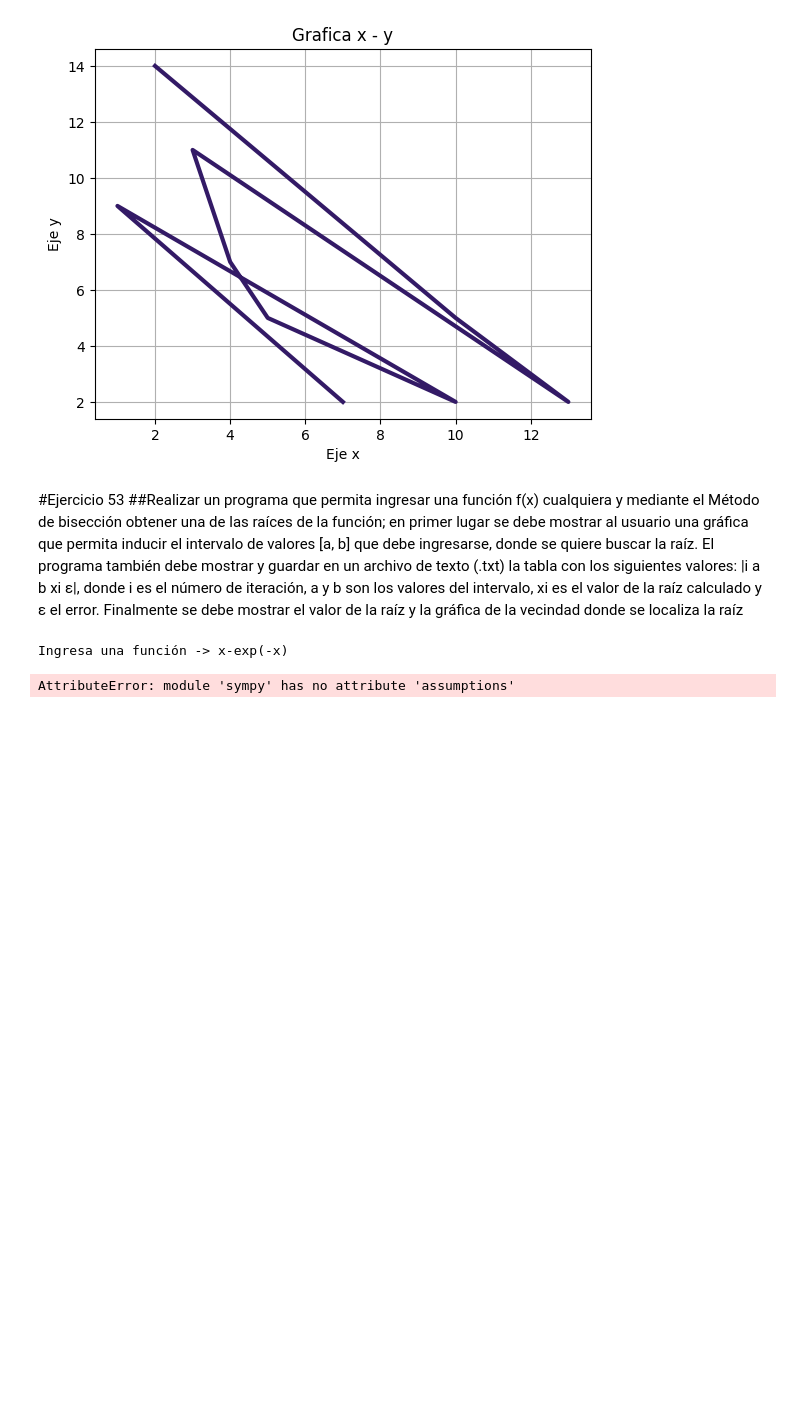
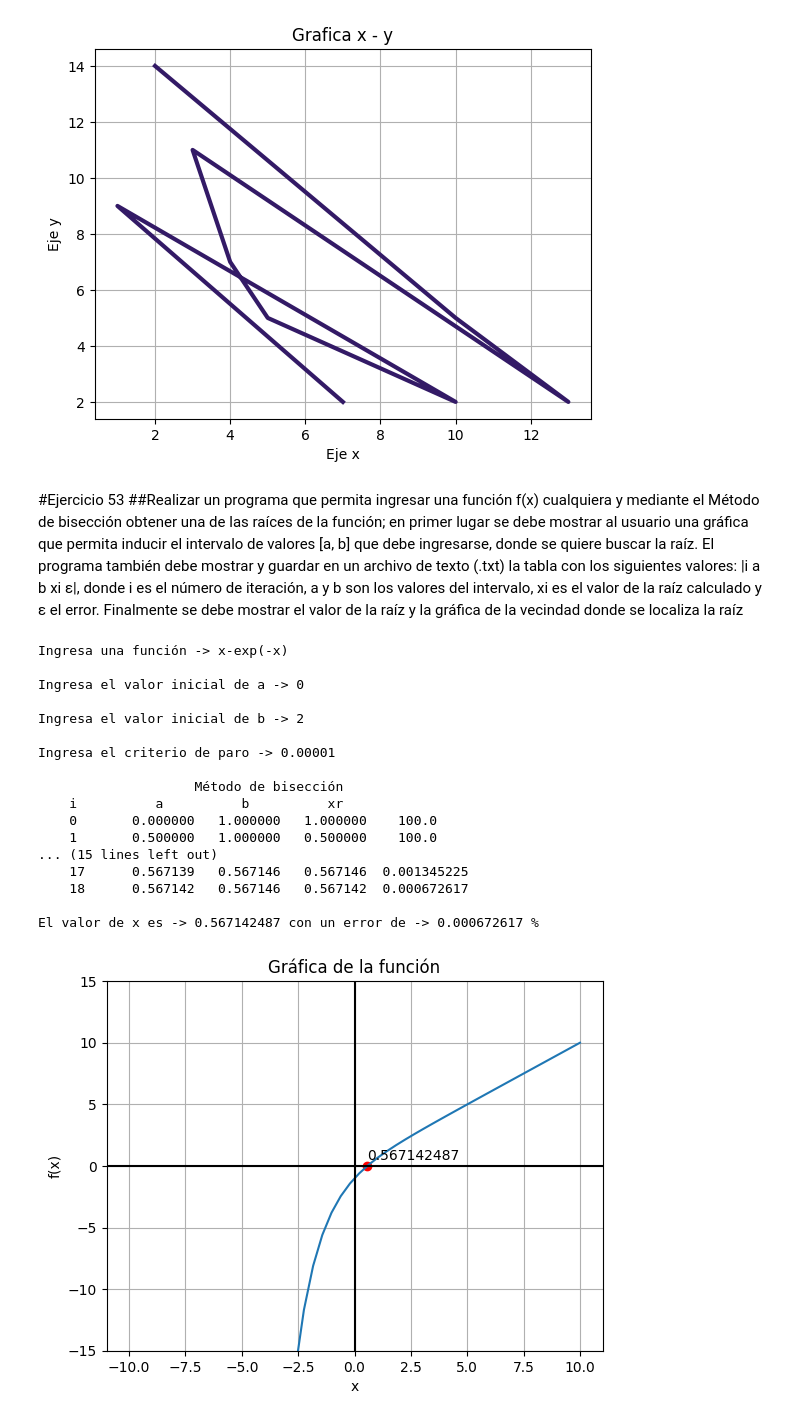
Before and after one commit to Diego-Delgadillo/Diego-Delgadillo, a Jupyter notebook: TAREA02a_DIEGO_RICARDO_DELGADILLO_GOMEZ.ipynb, the cells around one changed output. Saved outputs shown, nothing was run; the diff lists cells and outputs as text; code cells hidden in the pictures; blank space fills up the shorter version.

```diff
--- a/TAREA02a_DIEGO_RICARDO_DELGADILLO_GOMEZ.ipynb
+++ b/TAREA02a_DIEGO_RICARDO_DELGADILLO_GOMEZ.ipynb
@@ -848,8 +848,8 @@ x = symbols('x') #variable simbólica que utiliza la funcion
 funcion = sympify(input("\n\x1b[34mIngresa una función -> \x1b[0m")) #ingresa funcion
 f = lambdify(x,funcion) #evalua funcion de entrada
 
-#creamos un archivo para guardar en .txt los resultados
-salida=open("resultados.txt","w")
+#creamos archivo donde se guardarán los resultados
+resultados = open("resultados.txt","w")
 
 #declaramos variables
 a = float(input("\n\x1b[33mIngresa el valor inicial de a -> \x1b[0m"))
@@ -866,11 +866,12 @@ if f(a) * f(b) < 0:
     #imprime encabezados de tabla
     print("")
     print("{:^60}".format("Método de bisección"))
-    print("{:^10} {:^10} {:^10} {:^10}".format("i", "a", "b", "xi", " ε(%)"))
+    print("{:^10} {:^10} {:^10} {:^10}".format("i", "a", "b", "xr", "ea(%)"))
 
-    #guarda en el archivo '.txt'
-    salida.write("{:^60}\n".format("Método de bisección"))
-    salida.write("{:^10} {:^10} {:^10} {:^10}\n".format("i", "a", "b", "xi"))
+
+    #guarda en txt
+    resultados.write("{:^60}\n".format("Método de bisección"))
+    resultados.write("{:^10} {:^10} {:^10} {:^10}\n".format("i", "a", "b", "xr"))
 
     #mientras el error aproximado sea menor al crítico
     while ea > crit:
@@ -888,16 +889,13 @@ if f(a) * f(b) < 0:
 
         #imprime los valores de la tabla
         print("{:^10} {:^10f} {:^10f} {:^10f} {:^10}".format(i,a,b,xr,round(ea * 100,9)))
-        salida.write("{:^10} {:^10f} {:^10f} {:^10f} {:^10}\n".format(i,a,b,xr,round(ea * 100,9)))
+        resultados.write("{:^10} {:^10f} {:^10f} {:^10f} {:^10}\n".format(i,a,b,xr,round(ea * 100,9)))
         i = i + 1
 
     print(" ")
-    print(f"El valor de x es -> \x1b[34m{round(xr,9)}\x1b[0m con un error de -> \x1b[32m{round(ea*100,9)} %\x1b[0m\n")
-
-
-    #guarda en '.txt'
-    salida.write(f"\nEl valor de x es -> \x1b[34m{round(xr,9)}\x1b[0m con un error de -> \x1b[32m{round(ea*100,9)} %\x1b[0m")
-
+    print(f"El valor de x es -> \x1b[34m{round(xr,9)}\x1b[0m con un error de -> \x1b[32m{round(ea*100,9)} %\x1b[0m")
+    resultados.write(" ")
+    resultados.write(f"El valor de x es -> \x1b[34m{round(xr,9)}\x1b[0m con un error de -> \x1b[32m{round(ea*100,9)} %\x1b[0m")
 
     #ahora graficamos la función en indicamos el punto
     xpts = np.linspace(-10,10)
@@ -909,35 +907,50 @@ if f(a) * f(b) < 0:
     plt.axvline(color = "black")
     plt.scatter(xr,0,c="red") #ubica a xr y lo ilustra de color rojo
     plt.annotate(round(xr,9),xy=(xr,0.5))# indica ese valor de xr
     plt.grid(True)
     plt.ylim([-15,15])
     plt.show()
 
-    salida.close()
+    #cierra el .txt
+    resultados.close()
 
 
 else: #f(a)*f(b) >= 0
     #si no hay raíz o bien se seleccionan 2 raíces en un intervalo
     print(" ")
     print("\nLa función no tiene una raíz en el intervalo  de " + "x = " + str(a) + " a x = " + str(b))
     print("\nIngrese otros valores inciales")
 
     # ahora graficamos la función en indicamos el punto
     xpts = np.linspace(-10, 10)
     plt.plot(xpts, f(xpts))
     plt.title("Gráfica de la función")
     plt.xlabel("x")
     plt.ylabel("f(x)")
     plt.axhline(color="black")
     plt.axvline(color="black")
     plt.scatter(xr, 0, c="red")  # ubica a xr y lo ilustra de color rojo
     plt.annotate(round(xr, 9), xy=(xr, 0.5))  # indica ese valor de xr
     plt.grid(True)
     plt.ylim([-15, 15])
     plt.show()
-
-
-    salida.close()
+    resultados.close()
 # %% [output]
 Ingresa una función -> x-exp(-x)
+
+Ingresa el valor inicial de a -> 0
+
+Ingresa el valor inicial de b -> 2
+
+Ingresa el criterio de paro -> 0.00001
+
+                    Método de bisección
+    i          a          b          xr
+    0       0.000000   1.000000   1.000000    100.0
+    1       0.500000   1.000000   0.500000    100.0
+... (15 lines left out)
+    17      0.567139   0.567146   0.567146  0.001345225
+    18      0.567142   0.567146   0.567142  0.000672617
+
+El valor de x es -> 0.567142487 con un error de -> 0.000672617 %
-AttributeError: module 'sympy' has no attribute 'assumptions'
+[figure, added]
```
Also changed, not shown: parts of 3 cells of this notebook.
